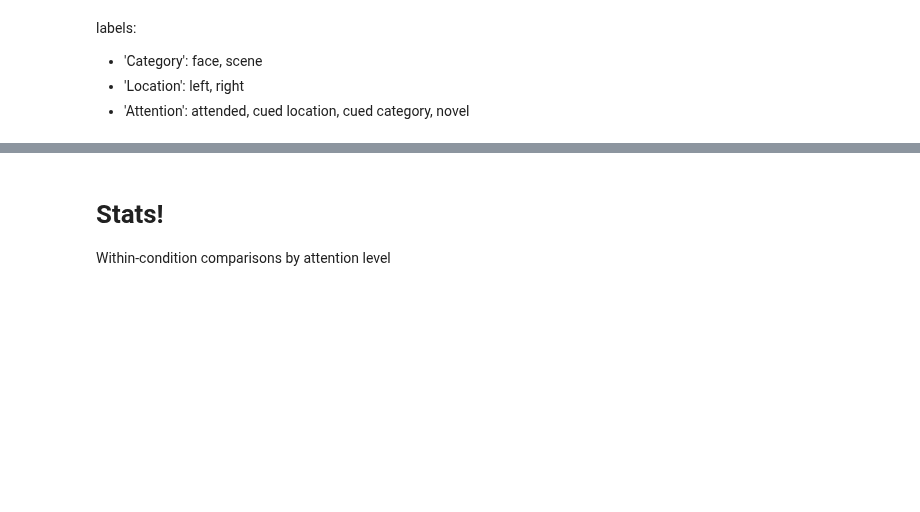
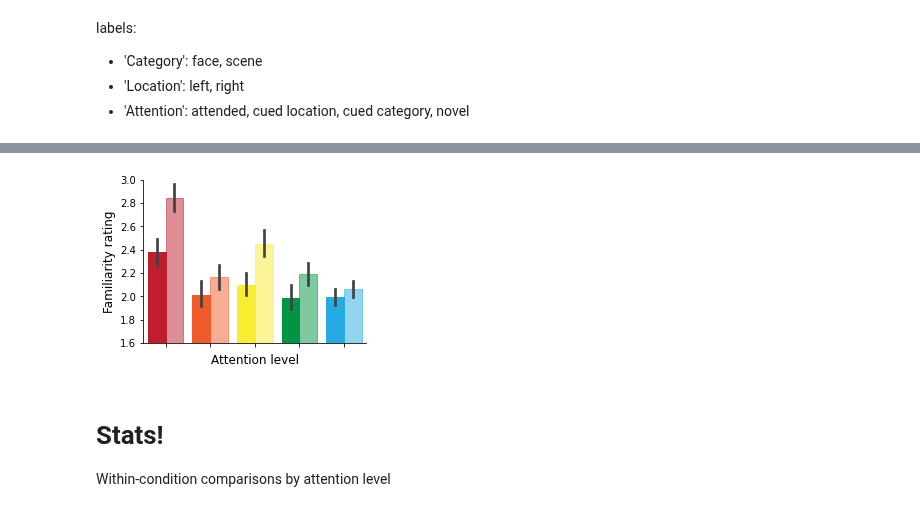
Before and after one commit to jeremymanning/attention-memory-task, a Jupyter notebook: code/data_loader.ipynb, the cells around one changed output, grey strips where cells are left out. Cells and saved outputs as stored; diff of their text form; code cells hidden in the pictures; blank space fills up the shorter version.

```diff
--- a/code/data_loader.ipynb
+++ b/code/data_loader.ipynb
@@ -552,3 +592,7 @@ def plot_attention(df, fname=None, palette=attention_colors, ylim=[1.6, 3], **kw
+# %%
+plot_attention(variable, fname='variable_attention_by_category', hue='Category');
+# %% [output]
+[figure, added]
 # %% [markdown]
 # Stats!
 
```
Also changed, not shown: parts of 25 cells of this notebook, 10 other files.
